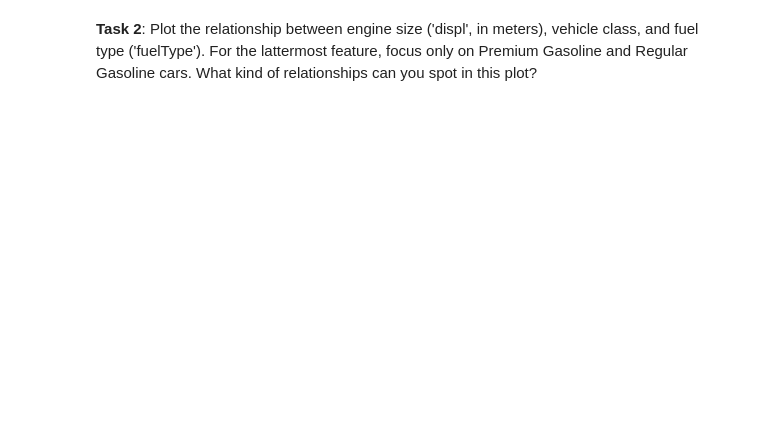
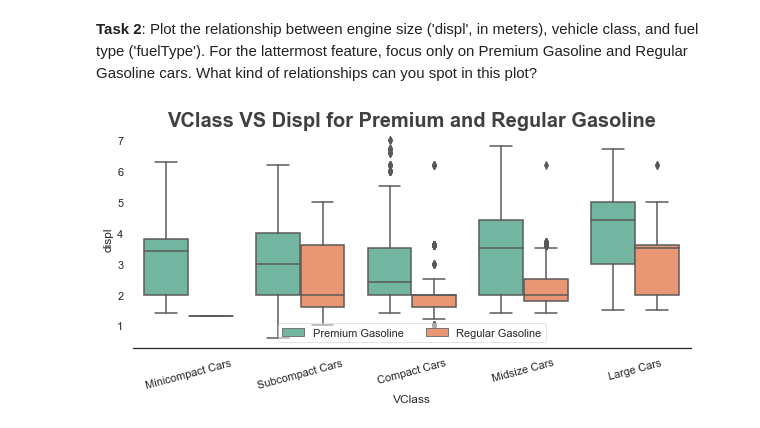
Before and after one commit to ahmed-gharib89/visualisations-advanced-data-analysis, a Jupyter notebook: Multivariate_Exploration/Adapted_Plot_Practice.ipynb, the cells around one changed output. Saved outputs shown, nothing was run; the diff lists cells and outputs as text; code cells hidden in the pictures; blank space fills up the shorter version.

```diff
--- a/Multivariate_Exploration/Adapted_Plot_Practice.ipynb
+++ b/Multivariate_Exploration/Adapted_Plot_Practice.ipynb
@@ -27,3 +47,21 @@ adaptedplot_solution_1()
+# %%
+# YOUR CODE HERE
+font_dict = {'fontsize': 20, 'fontweight': 'bold', 'color': '#404040'}
+plt.figure(figsize=(10, 4))
+sns.boxplot(data=fuel_econ.query('fuelType in ["Premium Gasoline", "Regular Gasoline"]'),
+            x='VClass',
+            y='displ',
+            hue='fuelType',
+            palette='Set2',
+            width=0.8)
+
+sns.despine(left=True)
+plt.legend(loc=8, framealpha=0.5, ncol=2)
+plt.xticks(rotation=15)
+plt.title('VClass VS Displ for Premium and Regular Gasoline', fontdict=font_dict, pad=4)
+plt.show()
+# %% [output]
+[figure, added]
 # %%
 # run this cell to check your work against ours
 adaptedplot_solution_2()
```
Also changed, not shown: parts of 8 cells of this notebook.
